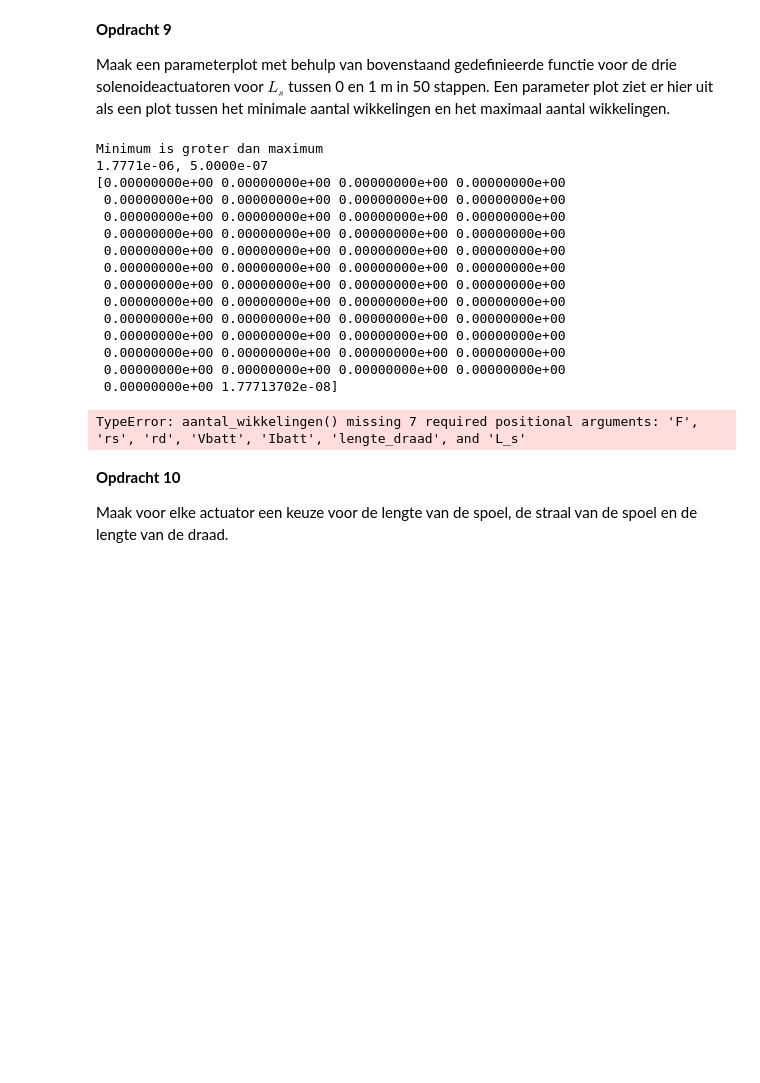
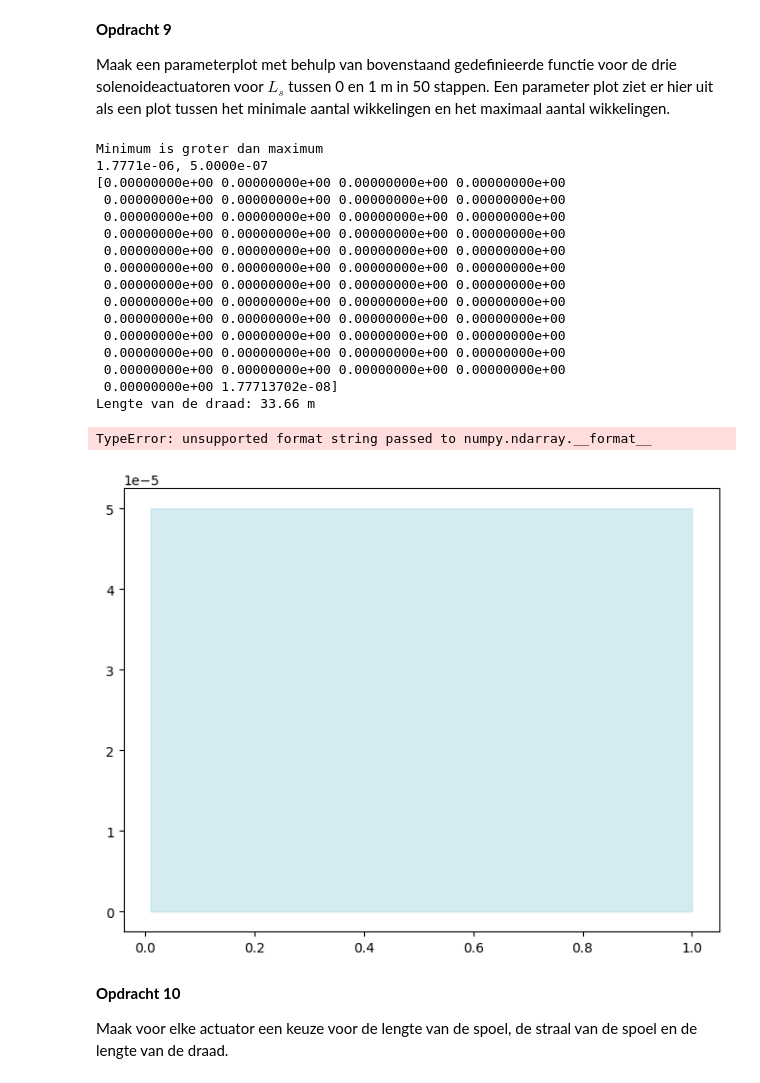
Before and after one commit to OLvanVelze/opdrachten-DEF-D-OVV, a Jupyter notebook: DigitaleOntwerpopdrachten/2KrachtactuatorOpdracht/KrachtactuatorOpdracht.ipynb, the cells around one changed output. Saved outputs shown, nothing was run; the diff lists cells and outputs as text; code cells hidden in the pictures; blank space fills up the shorter version.

```diff
--- a/DigitaleOntwerpopdrachten/2KrachtactuatorOpdracht/KrachtactuatorOpdracht.ipynb
+++ b/DigitaleOntwerpopdrachten/2KrachtactuatorOpdracht/KrachtactuatorOpdracht.ipynb
@@ -280,7 +280,7 @@ print(N_min_deurslot)
 #N_max_grijper = aantal_wikkelingen()[1]
 
 
-N_max_deurslot = aantal_wikkelingen()[1]
+N_max_deurslot = aantal_wikkelingen(F[2], rs[2], rd[2], V[2], I[2], Lengte_draad[2], L_s[i])[1]
 
 
 # ===== PLOT DEURSLOT =====
@@ -289,34 +289,36 @@ plt.fill_between(L_s, N_min_deurslot, N_max_deurslot, color='lightblue', alpha=0
 plt.plot(L_s, N_min_deurslot, 'b--', label=f'N_min = {N_min_deurslot:.0f}')
 plt.plot(L_s, N_max_deurslot, 'k-', linewidth=2, label=f'N_max = {N_max_deurslot:.0f}')
 
 plt.xlabel('Spoellengte Ls (m)')
 plt.ylabel('Aantal windingen N')
 plt.title('Parameterplot: Haalbaar gebied voor N als functie van Ls')
 plt.legend()
 plt.grid(True, alpha=0.3)
 plt.tight_layout()
 plt.show()
 
 # ===== CONTROLE DEURSLOT =====
 print(f"N_min = {N_min_deurslot:.0f}")
 print(f"N_max = {N_max_deurslot:.0f}")
 # %% [output]
 Minimum is groter dan maximum
 1.7771e-06, 5.0000e-07
 [0.00000000e+00 0.00000000e+00 0.00000000e+00 0.00000000e+00
  0.00000000e+00 0.00000000e+00 0.00000000e+00 0.00000000e+00
  0.00000000e+00 0.00000000e+00 0.00000000e+00 0.00000000e+00
  0.00000000e+00 0.00000000e+00 0.00000000e+00 0.00000000e+00
  0.00000000e+00 0.00000000e+00 0.00000000e+00 0.00000000e+00
  0.00000000e+00 0.00000000e+00 0.00000000e+00 0.00000000e+00
  0.00000000e+00 0.00000000e+00 0.00000000e+00 0.00000000e+00
  0.00000000e+00 0.00000000e+00 0.00000000e+00 0.00000000e+00
  0.00000000e+00 0.00000000e+00 0.00000000e+00 0.00000000e+00
  0.00000000e+00 0.00000000e+00 0.00000000e+00 0.00000000e+00
  0.00000000e+00 0.00000000e+00 0.00000000e+00 0.00000000e+00
  0.00000000e+00 0.00000000e+00 0.00000000e+00 0.00000000e+00
  0.00000000e+00 1.77713702e-08]
+Lengte van de draad: 33.66 m
-TypeError: aantal_wikkelingen() missing 7 required positional arguments: 'F', 'rs', 'rd', 'Vbatt', 'Ibatt', 'lengte_draad', and 'L_s'
+TypeError: unsupported format string passed to numpy.ndarray.__format__
+[figure, added]
 # %% [markdown]
 **Opdracht 10**
 
```
Also changed, not shown: parts of 7 cells of this notebook.
